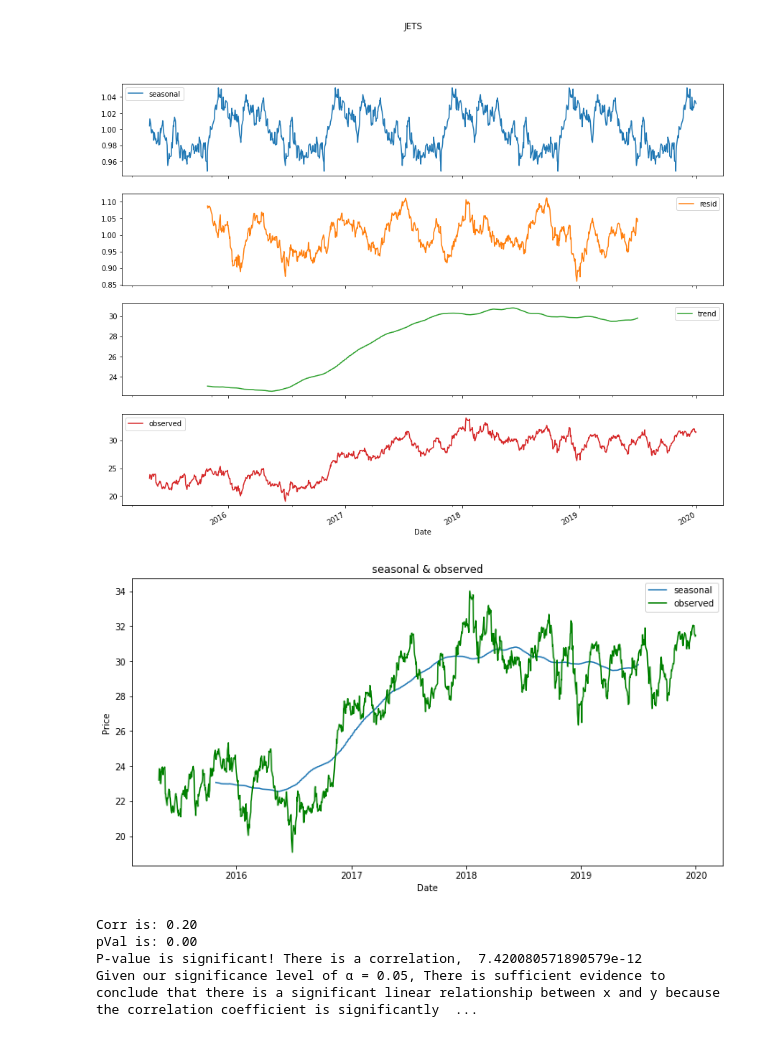
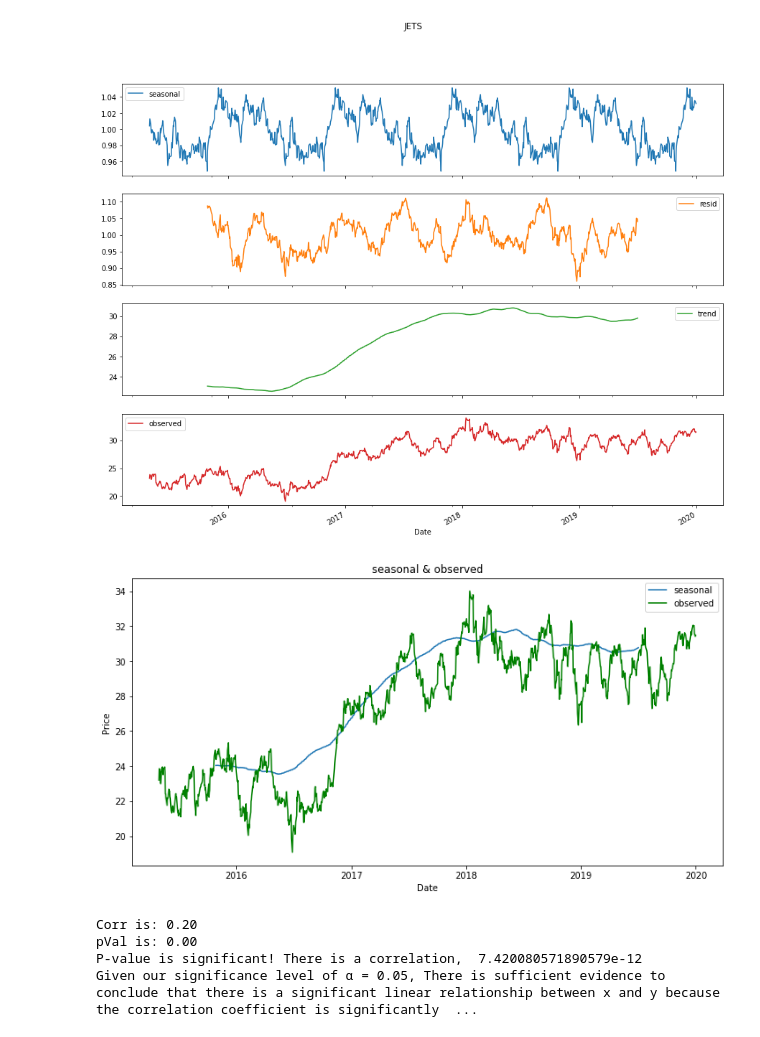
Before and after one commit to alik604/algorithmic-trading, a Jupyter notebook: Seasonal Decomposition and Detrending.ipynb, the cells around one changed output. Cells and saved outputs as stored; diff of their text form; code cells hidden in the pictures.

```diff
--- a/Seasonal Decomposition and Detrending.ipynb
+++ b/Seasonal Decomposition and Detrending.ipynb
@@ -115,15 +115,15 @@ df.plot(title=ticker, figsize=(15,12), subplots=(4,1));
 [figure]
 # %%
 plt.figure(figsize=(12,6))
-plt.plot(df.trend, label = 'seasonal')
+plt.plot(df.trend + df.seasonal, label = 'seasonal')
 plt.plot(df.observed, label = 'observed', color='green')
 
 plt.ylabel("Price")
 plt.xlabel("Date")
 plt.legend()
 plt.title("seasonal & observed");
 # %% [output]
-[figure, old version]
+[figure, new version]
 # %%
 corr, pVal = scipy.stats.spearmanr(df.seasonal, df.observed) # pearsonr
 
```
Also changed, not shown: parts of 2 cells of this notebook, 2 other files.
